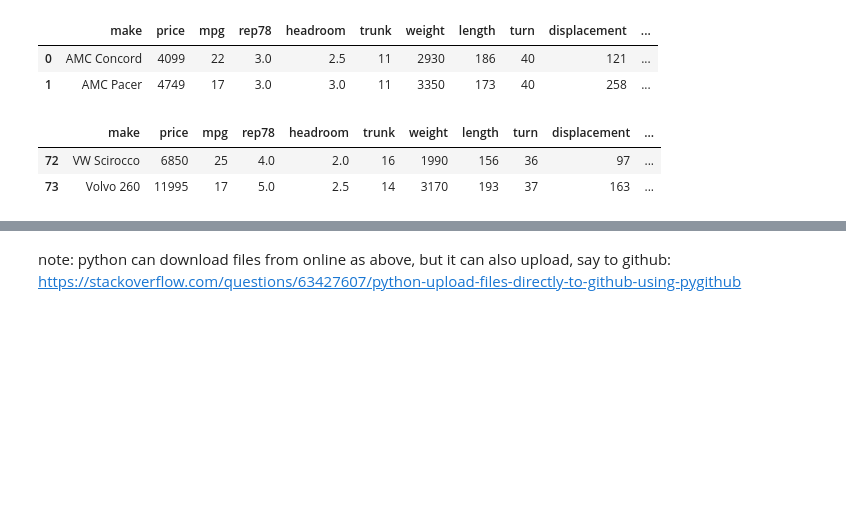
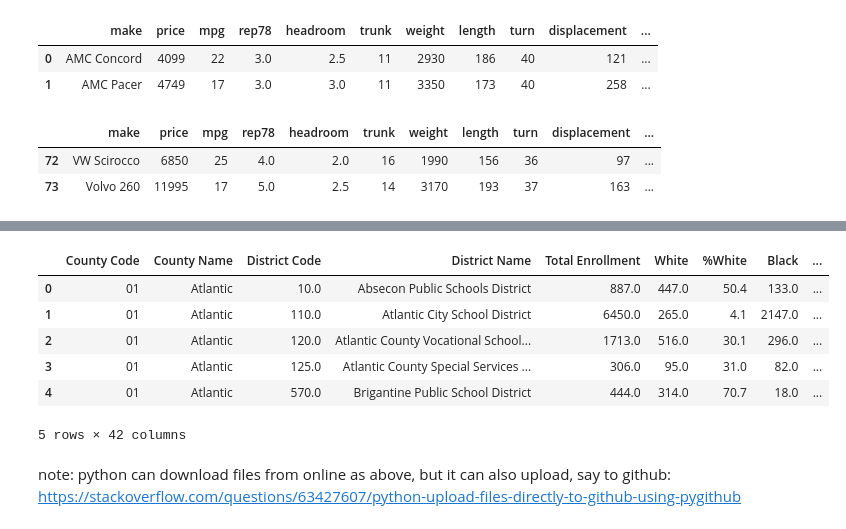
Before and after one commit to theaok/datManPy, a Jupyter notebook: pandas.ipynb, the cells around one changed output, grey strips where cells are left out. Saved outputs shown, nothing was run; the diff lists cells and outputs as text; code cells hidden in the pictures; blank space fills up the shorter version.

```diff
--- a/pandas.ipynb
+++ b/pandas.ipynb
@@ -339,3 +339,7 @@ files.download('auto.xlsx') #download from colab/goog cloud onto your local hd
 # %% [output]
 [interactive output not drawn]
 [interactive output not drawn]
+# %%
+#sometimes header is not in 1st row
+pd.read_csv("https://raw.githubusercontent.com/theaok/data/main/egHeaderNot1stRow.csv",header=2).head()
+# %% [output]
@@ -342,3 +347,10 @@ files.download('auto.xlsx') #download from colab/goog cloud onto your local hd
+|  | County Code | County Name | District Code | District Name | Total Enrollment | White | %White | Black | ... |
+| 0 | 01 | Atlantic | 10.0 | Absecon Public Schools District | 887.0 | 447.0 | 50.4 | 133.0 | ... |
+| 1 | 01 | Atlantic | 110.0 | Atlantic City School District | 6450.0 | 265.0 | 4.1 | 2147.0 | ... |
+| 2 | 01 | Atlantic | 120.0 | Atlantic County Vocational School... | 1713.0 | 516.0 | 30.1 | 296.0 | ... |
+| 3 | 01 | Atlantic | 125.0 | Atlantic County Special Services ... | 306.0 | 95.0 | 31.0 | 82.0 | ... |
+| 4 | 01 | Atlantic | 570.0 | Brigantine Public School District | 444.0 | 314.0 | 70.7 | 18.0 | ... |
+5 rows × 42 columns
 # %% [markdown]
 note: python can download files from online as above, but it can also upload, say to github:
 https://stackoverflow.com/questions/63427607/python-upload-files-directly-to-github-using-pygithub
```
Also changed, not shown: parts of 1 cell of this notebook.
